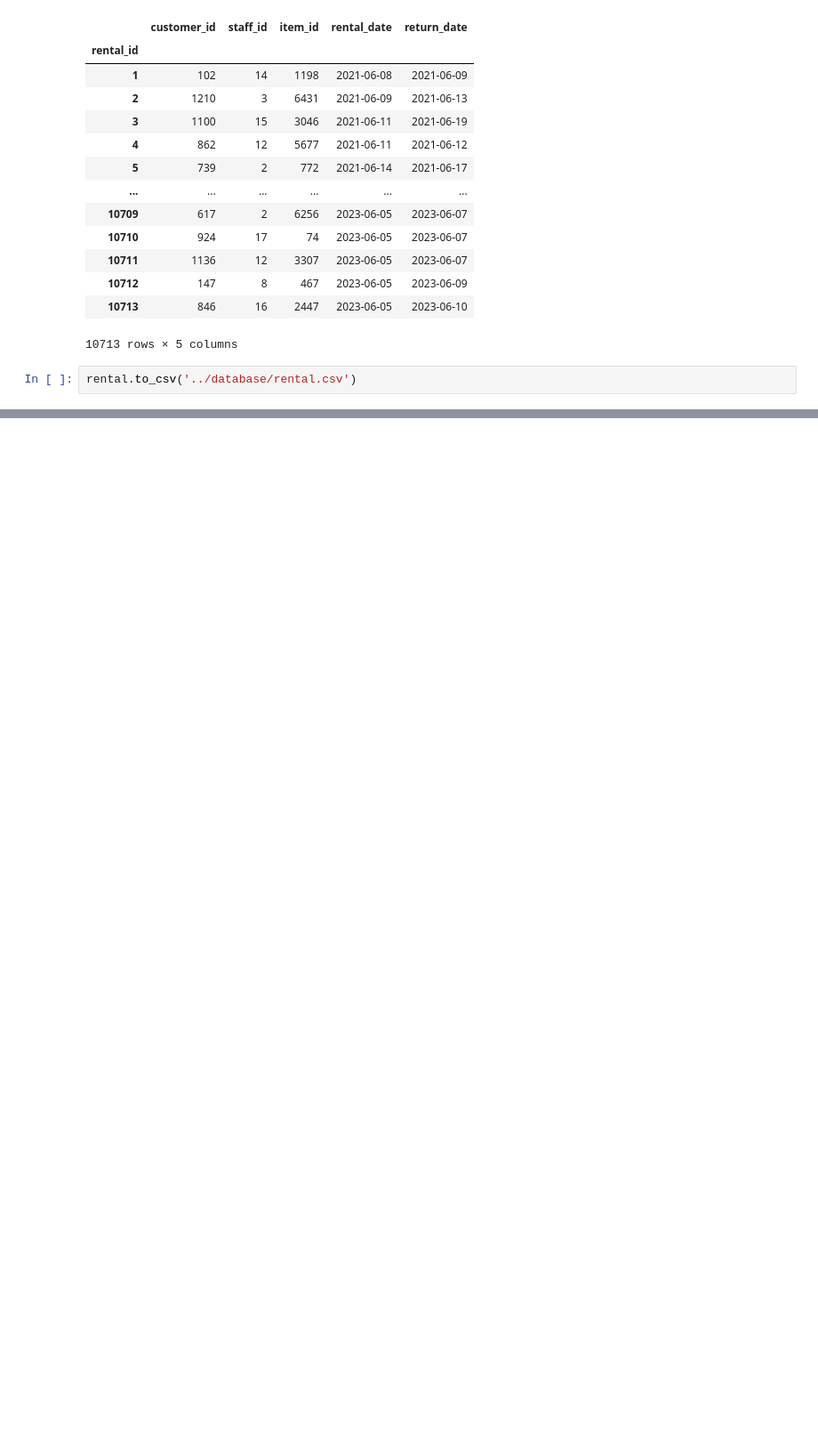
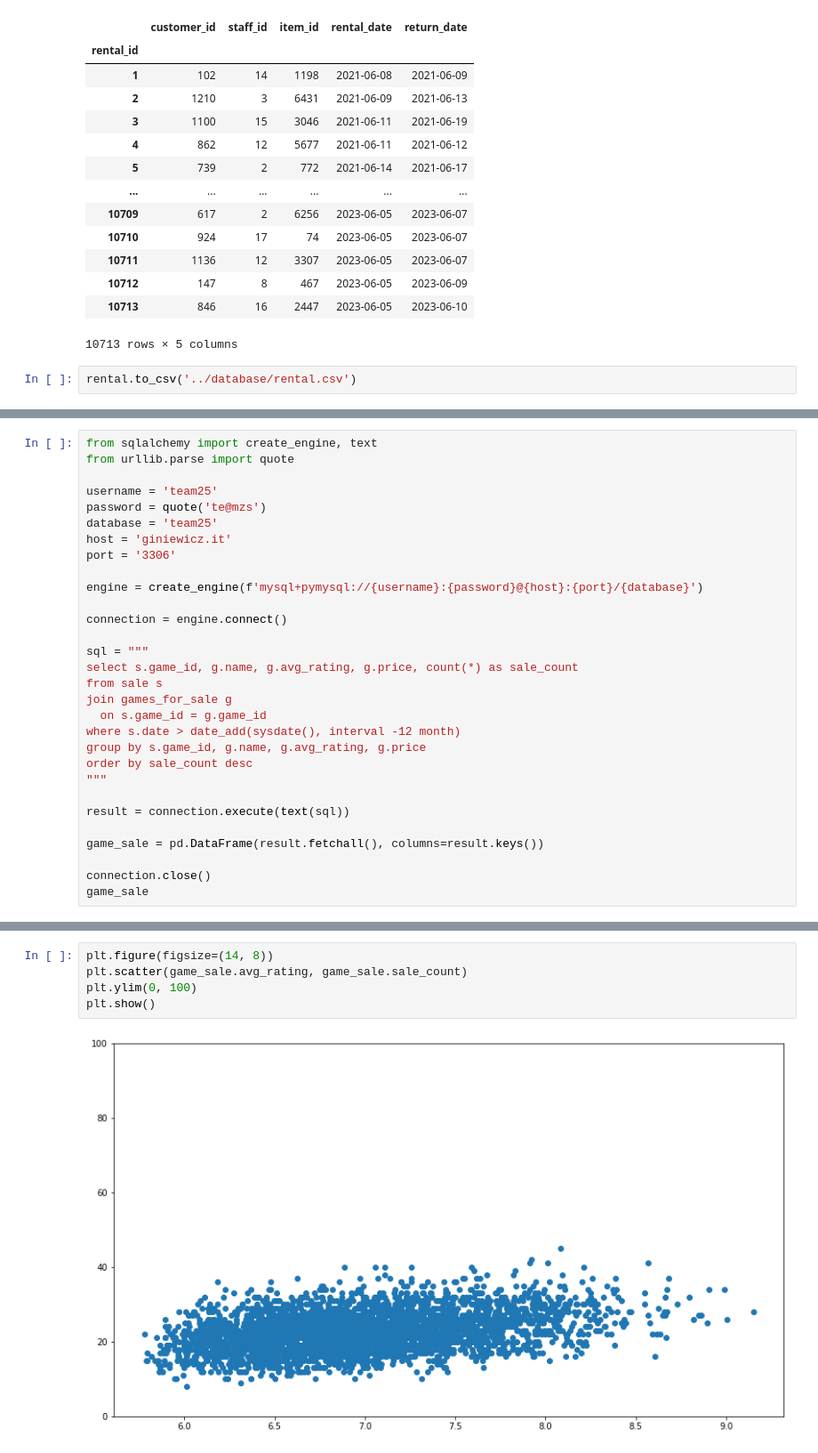
Before and after one commit to mweuro/Gameshop_database, a Jupyter notebook: Szymon/notes.ipynb, the cells around one changed output, grey strips where cells are left out. Shown: that part at 89% size. Drawn from its saved outputs; the diff is of its cells as text; blank space fills up the shorter version.

```diff
--- a/Szymon/notes.ipynb
+++ b/Szymon/notes.ipynb
@@ -187,0 +200,30 @@ rental.to_csv('../database/rental.csv')
+# %%
+from sqlalchemy import create_engine, text
+from urllib.parse import quote
+
+username = 'team25'
+password = quote('te@mzs')
+database = 'team25'
+host = 'giniewicz.it'
+port = '3306'
+
+engine = create_engine(f'mysql+pymysql://{username}:{password}@{host}:{port}/{database}')
+
+connection = engine.connect()
+
+sql = """
+select s.game_id, g.name, g.avg_rating, g.price, count(*) as sale_count
+from sale s
+join games_for_sale g
+  on s.game_id = g.game_id
+where s.date > date_add(sysdate(), interval -12 month)
+group by s.game_id, g.name, g.avg_rating, g.price
+order by sale_count desc
+"""
+
+result = connection.execute(text(sql))
+
+game_sale = pd.DataFrame(result.fetchall(), columns=result.keys())
+
+connection.close()
+game_sale
@@ -187,0 +244,7 @@ rental.to_csv('../database/rental.csv')
+# %%
+plt.figure(figsize=(14, 8))
+plt.scatter(game_sale.avg_rating, game_sale.sale_count)
+plt.ylim(0, 100)
+plt.show()
+# %% [output]
+[figure, added]
```
Also changed, not shown: parts of 6 cells of this notebook, 2 other files.
